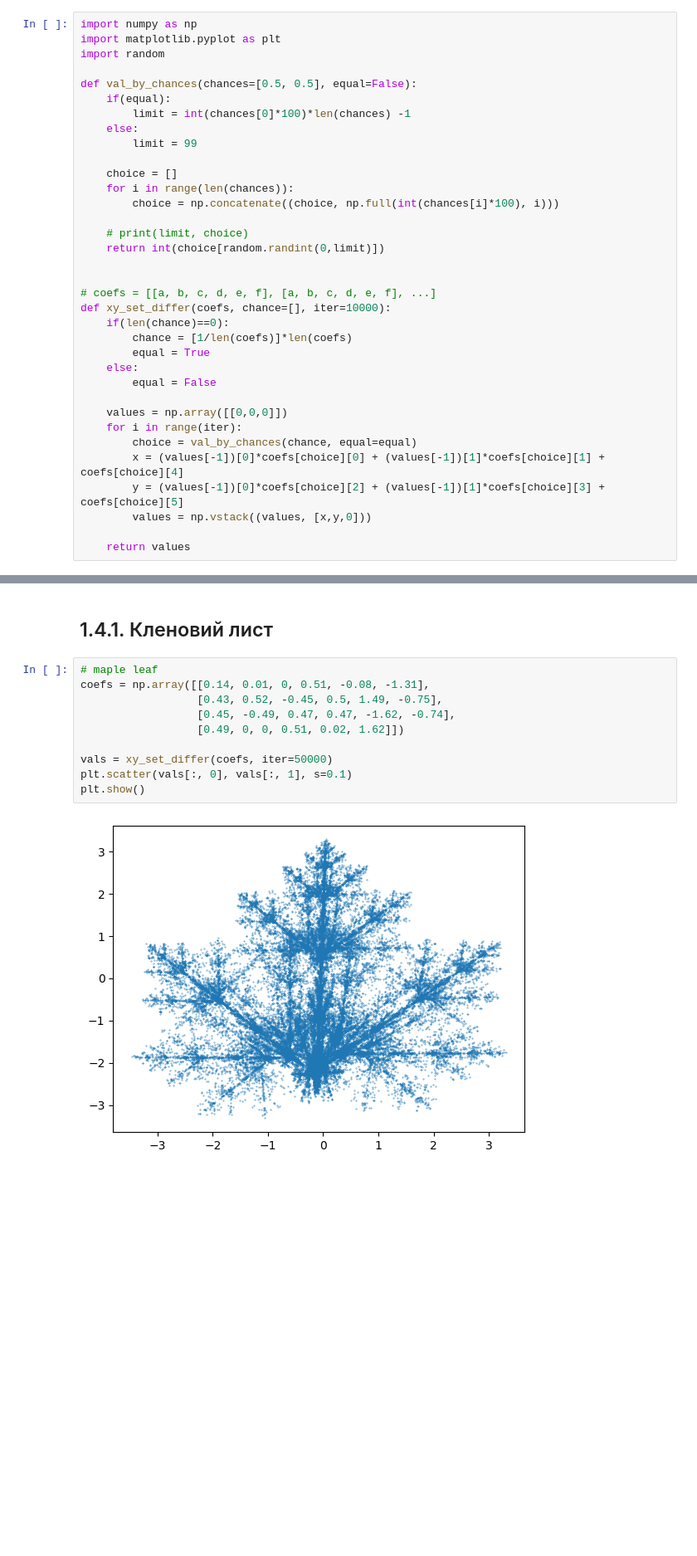
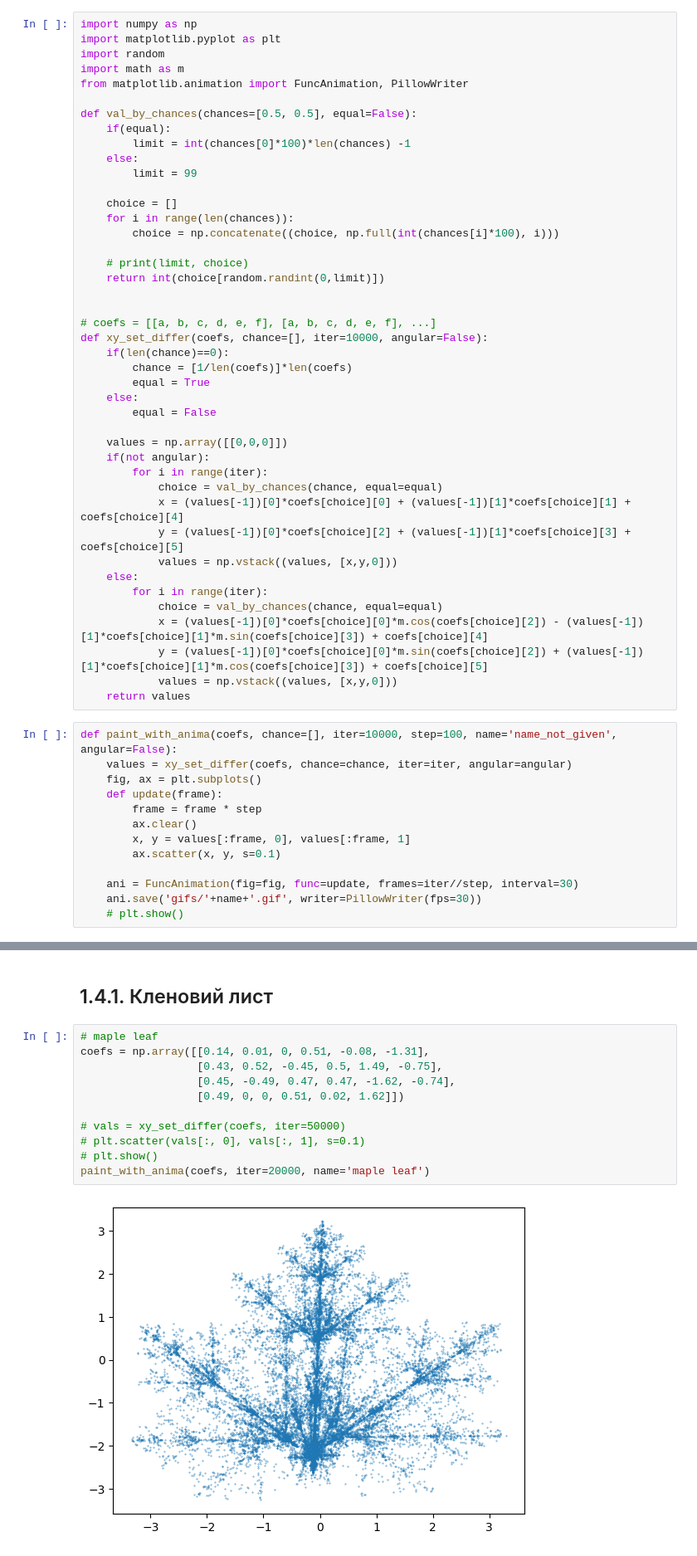
Before and after one commit to JavaConterry/Computer-Graphics, a Jupyter notebook: Lab4/Lab4.ipynb, the cells around one changed output, grey strips where cells are left out. Shown at 83% size. Saved outputs shown, nothing was run; the diff lists cells and outputs as text; blank space fills up the shorter version.

Commit message:
Lab4: finished | angular ifs, animations

```diff
--- a/Lab4/Lab4.ipynb
+++ b/Lab4/Lab4.ipynb
@@ -2,6 +2,8 @@
 import numpy as np
 import matplotlib.pyplot as plt
 import random
+import math as m
+from matplotlib.animation import FuncAnimation, PillowWriter
 
 def val_by_chances(chances=[0.5, 0.5], equal=False):
     if(equal):
@@ -18,7 +20,7 @@ def val_by_chances(chances=[0.5, 0.5], equal=False):
 
 
 # coefs = [[a, b, c, d, e, f], [a, b, c, d, e, f], ...]
-def xy_set_differ(coefs, chance=[], iter=10000):
+def xy_set_differ(coefs, chance=[], iter=10000, angular=False):
     if(len(chance)==0):
         chance = [1/len(coefs)]*len(coefs)
         equal = True
@@ -26,13 +28,32 @@ def xy_set_differ(coefs, chance=[], iter=10000):
         equal = False
 
     values = np.array([[0,0,0]])
-    for i in range(iter):
-        choice = val_by_chances(chance, equal=equal)
-        x = (values[-1])[0]*coefs[choice][0] + (values[-1])[1]*coefs[choice][1] + coefs[choice][4]
-        y = (values[-1])[0]*coefs[choice][2] + (values[-1])[1]*coefs[choice][3] + coefs[choice][5]
-        values = np.vstack((values, [x,y,0]))
-
+    if(not angular):
+        for i in range(iter):
+            choice = val_by_chances(chance, equal=equal)
+            x = (values[-1])[0]*coefs[choice][0] + (values[-1])[1]*coefs[choice][1] + coefs[choice][4]
+            y = (values[-1])[0]*coefs[choice][2] + (values[-1])[1]*coefs[choice][3] + coefs[choice][5]
+            values = np.vstack((values, [x,y,0]))
+    else:
+        for i in range(iter):
+            choice = val_by_chances(chance, equal=equal)
+            x = (values[-1])[0]*coefs[choice][0]*m.cos(coefs[choice][2]) - (values[-1])[1]*coefs[choice][1]*m.sin(coefs[choice][3]) + coefs[choice][4]
+            y = (values[-1])[0]*coefs[choice][0]*m.sin(coefs[choice][2]) + (values[-1])[1]*coefs[choice][1]*m.cos(coefs[choice][3]) + coefs[choice][5]
+            values = np.vstack((values, [x,y,0]))
     return values
+# %%
+def paint_with_anima(coefs, chance=[], iter=10000, step=100, name='name_not_given', angular=False):
+    values = xy_set_differ(coefs, chance=chance, iter=iter, angular=angular)
+    fig, ax = plt.subplots()
+    def update(frame):
+        frame = frame * step
+        ax.clear()
+        x, y = values[:frame, 0], values[:frame, 1]
+        ax.scatter(x, y, s=0.1)
+
+    ani = FuncAnimation(fig=fig, func=update, frames=iter//step, interval=30)
+    ani.save('gifs/'+name+'.gif', writer=PillowWriter(fps=30))
+    # plt.show()
 # %% [markdown]
 # 1.4
 # %% [markdown]
@@ -40,12 +61,13 @@ def xy_set_differ(coefs, chance=[], iter=10000):
 # %%
 # maple leaf
 coefs = np.array([[0.14, 0.01, 0, 0.51, -0.08, -1.31],
                   [0.43, 0.52, -0.45, 0.5, 1.49, -0.75],
                   [0.45, -0.49, 0.47, 0.47, -1.62, -0.74],
                   [0.49, 0, 0, 0.51, 0.02, 1.62]])
 
-vals = xy_set_differ(coefs, iter=50000)
-plt.scatter(vals[:, 0], vals[:, 1], s=0.1)
-plt.show()
+# vals = xy_set_differ(coefs, iter=50000)
+# plt.scatter(vals[:, 0], vals[:, 1], s=0.1)
+# plt.show()
+paint_with_anima(coefs, iter=20000, name='maple leaf')
 # %% [output]
-[figure, old version]
+[figure, new version]
```
Also changed, not shown: parts of 35 cells of this notebook, 15 other files.
